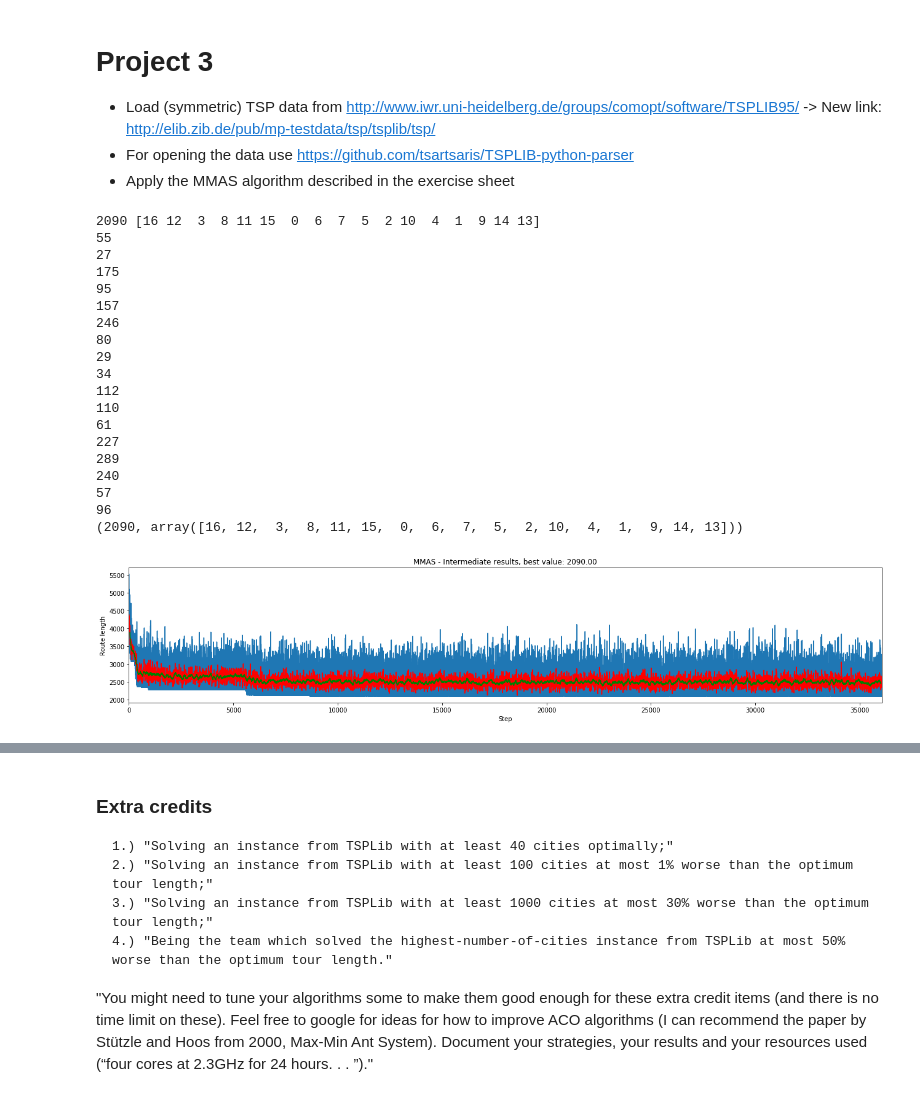
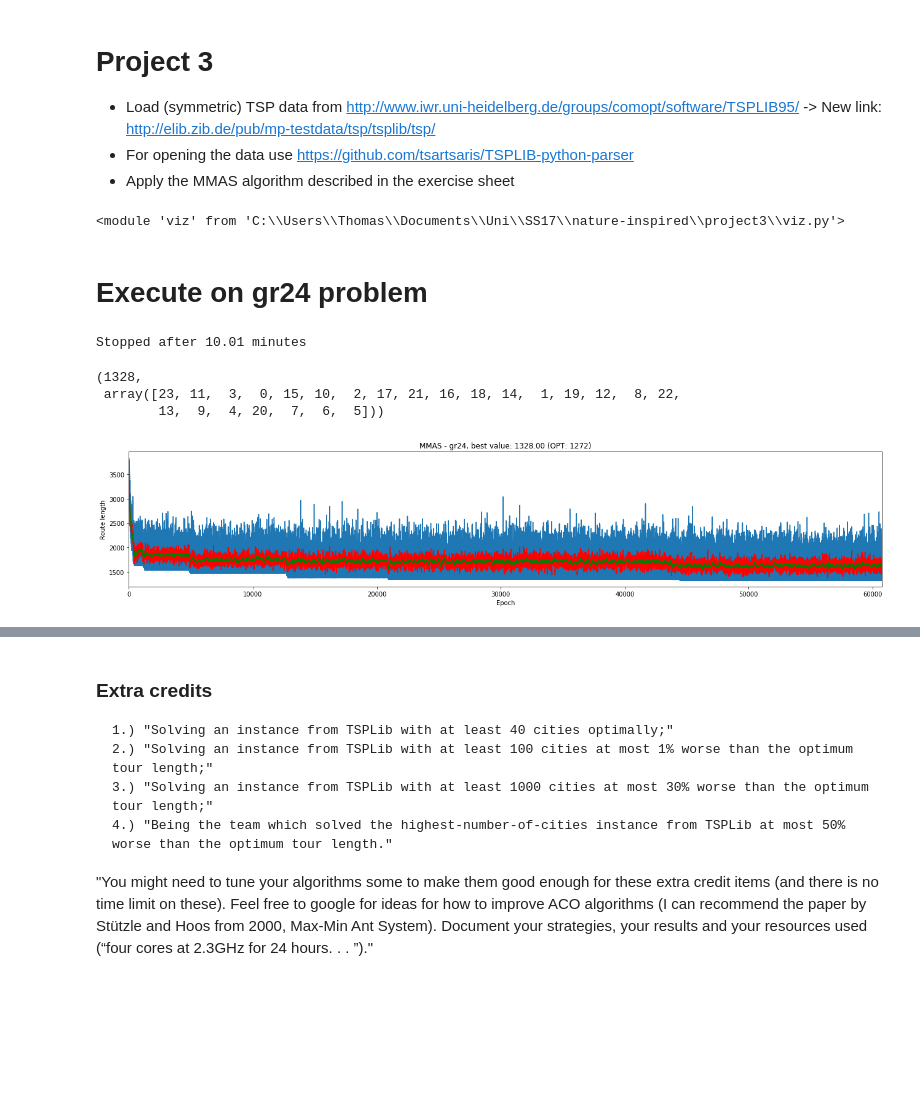
Before and after one commit to Chaoste/course-nia, a Jupyter notebook: project3/project3.ipynb, the cells around one changed output, grey strips where cells are left out. Drawn from its saved outputs; the diff is of its cells as text; code cells hidden in the pictures; blank space fills up the shorter version.

```diff
--- a/project3/project3.ipynb
+++ b/project3/project3.ipynb
@@ -130,29 +17,22 @@ class MMAS:
-# %%
-np.random.seed(0)  # Always receive the same random decisions
-# For the beginning test for only a few seconds - Later: 10 * 60 (10 minutes)
-# Right now the parser is working for all small gr problems (gr17, gr21, gr24, gr48)
-problem = tsp_parser.load_problem('data/gr17.tsp')
-mmas = MMAS(problem['dimension'], problem['distances'], problem['opt'], wall_clock_time=3*60)
-print(mmas(plot=False))
-mmas.plot()
-# %% [output]
-2090 [16 12  3  8 11 15  0  6  7  5  2 10  4  1  9 14 13]
-55
-27
-175
-95
-157
-246
-80
-29
-34
-112
-110
-61
-227
-289
-240
-57
-96
-(2090, array([16, 12,  3,  8, 11, 15,  0,  6,  7,  5,  2, 10,  4,  1,  9, 14, 13]))
-[figure, removed]
+# %%
+# Execute this if you want to changed the code within the python files
+import imp
+imp.reload(algo)
+imp.reload(tsp_parser)
+imp.reload(viz)
+# %% [output]
+<module 'viz' from 'C:\\Users\\Thomas\\Documents\\Uni\\SS17\\nature-inspired\\project3\\viz.py'>
+# %% [markdown]
+# Execute on gr24 problem
+# %%
+gr24_problem = tsp_parser.load_problem('data/gr24')
+# %%
+np.random.seed(0)  # Always produce the same random decisions (for debugging)
+mmas = algo.MMAS(gr24_problem)
+mmas()
+# %% [output]
+Stopped after 10.01 minutes
+(1328,
+ array([23, 11,  3,  0, 15, 10,  2, 17, 21, 16, 18, 14,  1, 19, 12,  8, 22,
+        13,  9,  4, 20,  7,  6,  5]))
+[figure, added]
```
Also changed, not shown: parts of 17 cells of this notebook, 8 other files.
